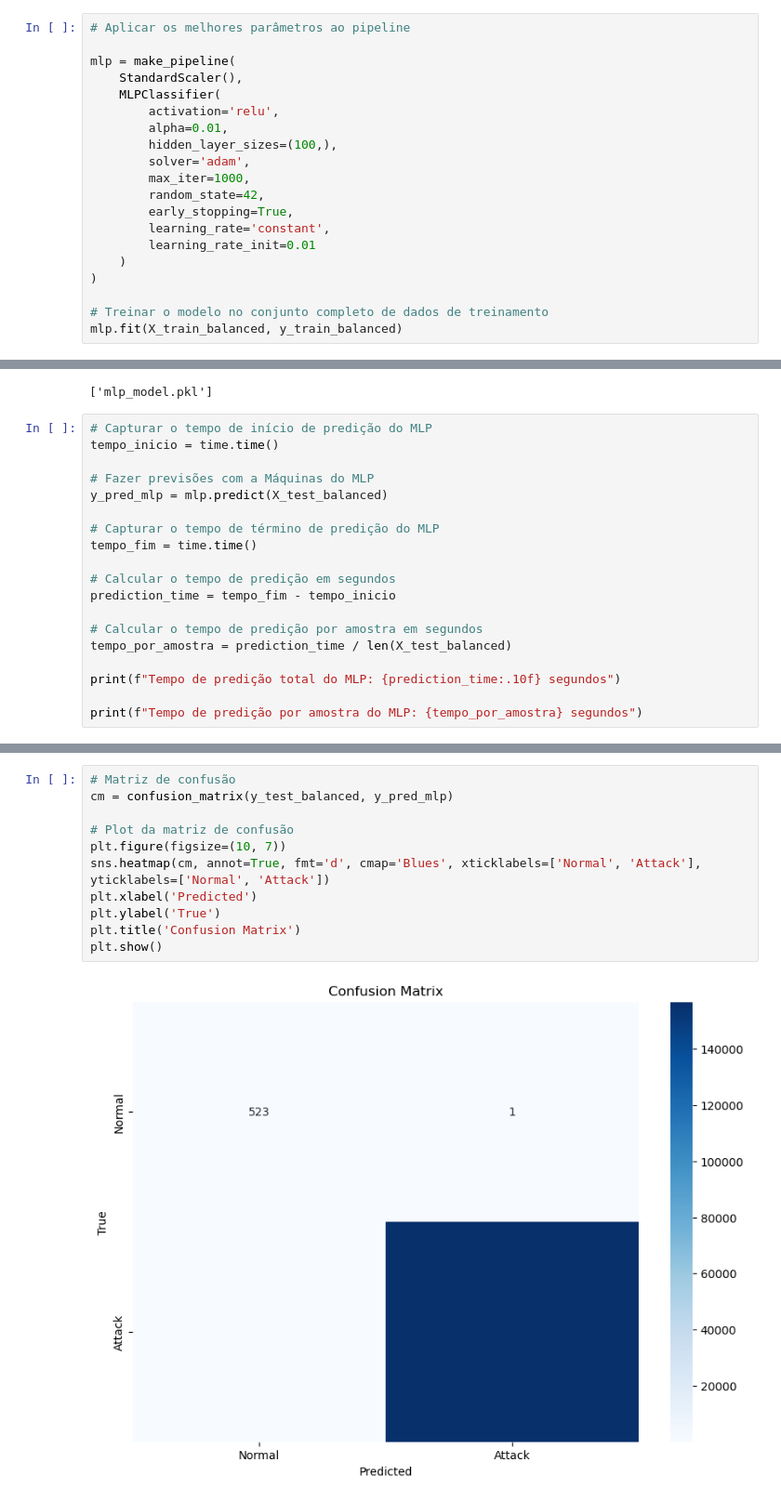
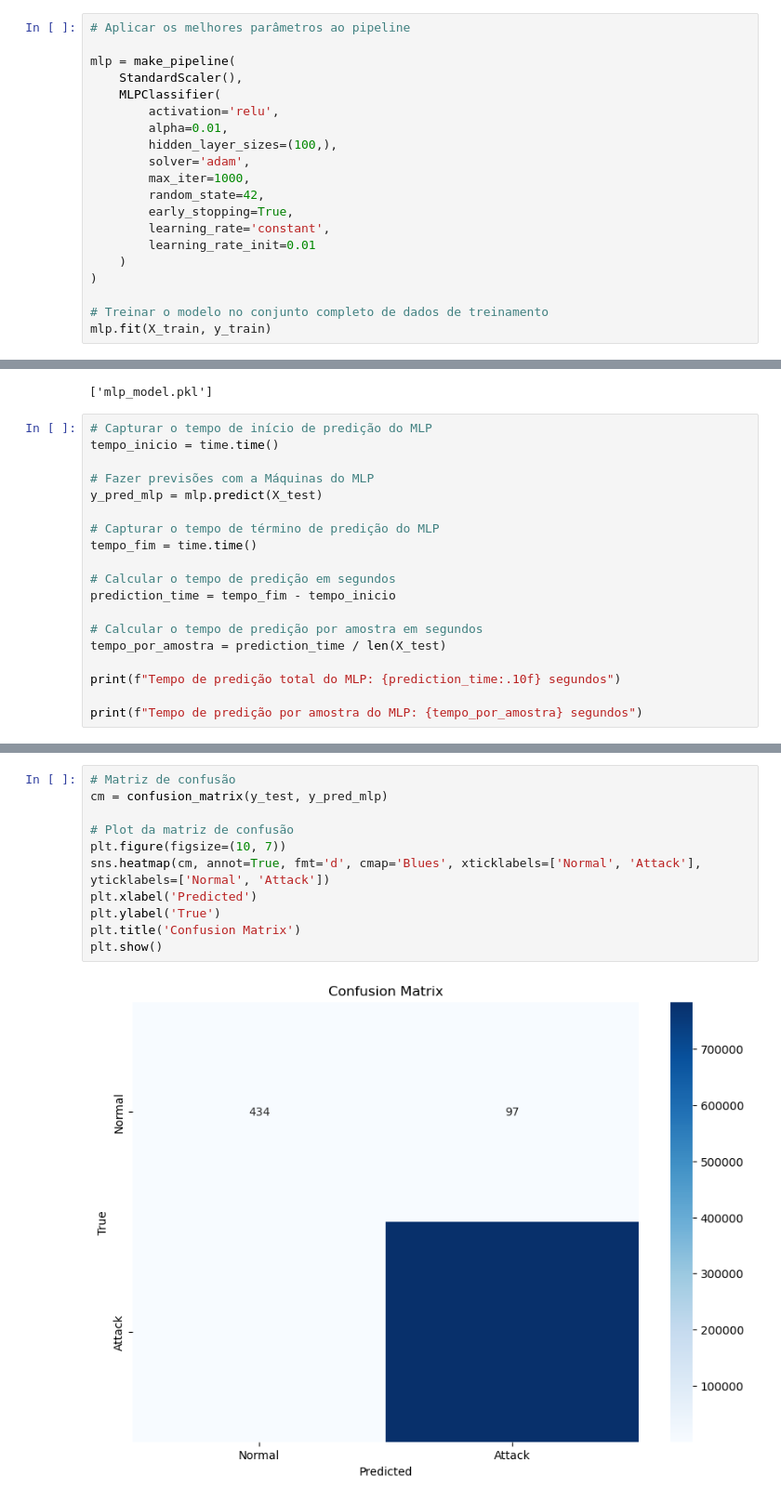
Before and after one commit to LeoRavaiani/Trabalho-de-TCC-sobre-ataques-DDoS, a Jupyter notebook: MLP/resultado_algoritmo.ipynb, the cells around one changed output, grey strips where cells are left out. Shown at 93% size. Cells and saved outputs as stored; diff of their text form.

```diff
--- a/MLP/resultado_algoritmo.ipynb
+++ b/MLP/resultado_algoritmo.ipynb
@@ -261,7 +249,7 @@ mlp = make_pipeline(
 )
 
 # Treinar o modelo no conjunto completo de dados de treinamento
-mlp.fit(X_train_balanced, y_train_balanced)
+mlp.fit(X_train, y_train)
 # %% [output]
 Pipeline(steps=[('standardscaler', StandardScaler()),
                 ('mlpclassifier',
@@ -278,7 +266,7 @@ dump(mlp, 'mlp_model.pkl')
 tempo_inicio = time.time()
 
 # Fazer previsões com a Máquinas do MLP
-y_pred_mlp = mlp.predict(X_test_balanced)
+y_pred_mlp = mlp.predict(X_test)
 
 # Capturar o tempo de término de predição do MLP
 tempo_fim = time.time()
@@ -287,7 +275,7 @@ tempo_fim = time.time()
 prediction_time = tempo_fim - tempo_inicio
 
 # Calcular o tempo de predição por amostra em segundos
-tempo_por_amostra = prediction_time / len(X_test_balanced)
+tempo_por_amostra = prediction_time / len(X_test)
 
 print(f"Tempo de predição total do MLP: {prediction_time:.10f} segundos")
 
@@ -345,13 +333,13 @@ F1-Score: 0.9323
 # %%
 # Matriz de confusão
-cm = confusion_matrix(y_test_balanced, y_pred_mlp)
+cm = confusion_matrix(y_test, y_pred_mlp)
 
 # Plot da matriz de confusão
 plt.figure(figsize=(10, 7))
 sns.heatmap(cm, annot=True, fmt='d', cmap='Blues', xticklabels=['Normal', 'Attack'], yticklabels=['Normal', 'Attack'])
 plt.xlabel('Predicted')
 plt.ylabel('True')
 plt.title('Confusion Matrix')
 plt.show()
 # %% [output]
-[figure, old version]
+[figure, new version]
```
Also changed, not shown: parts of 6 cells of this notebook, 1 other file.
